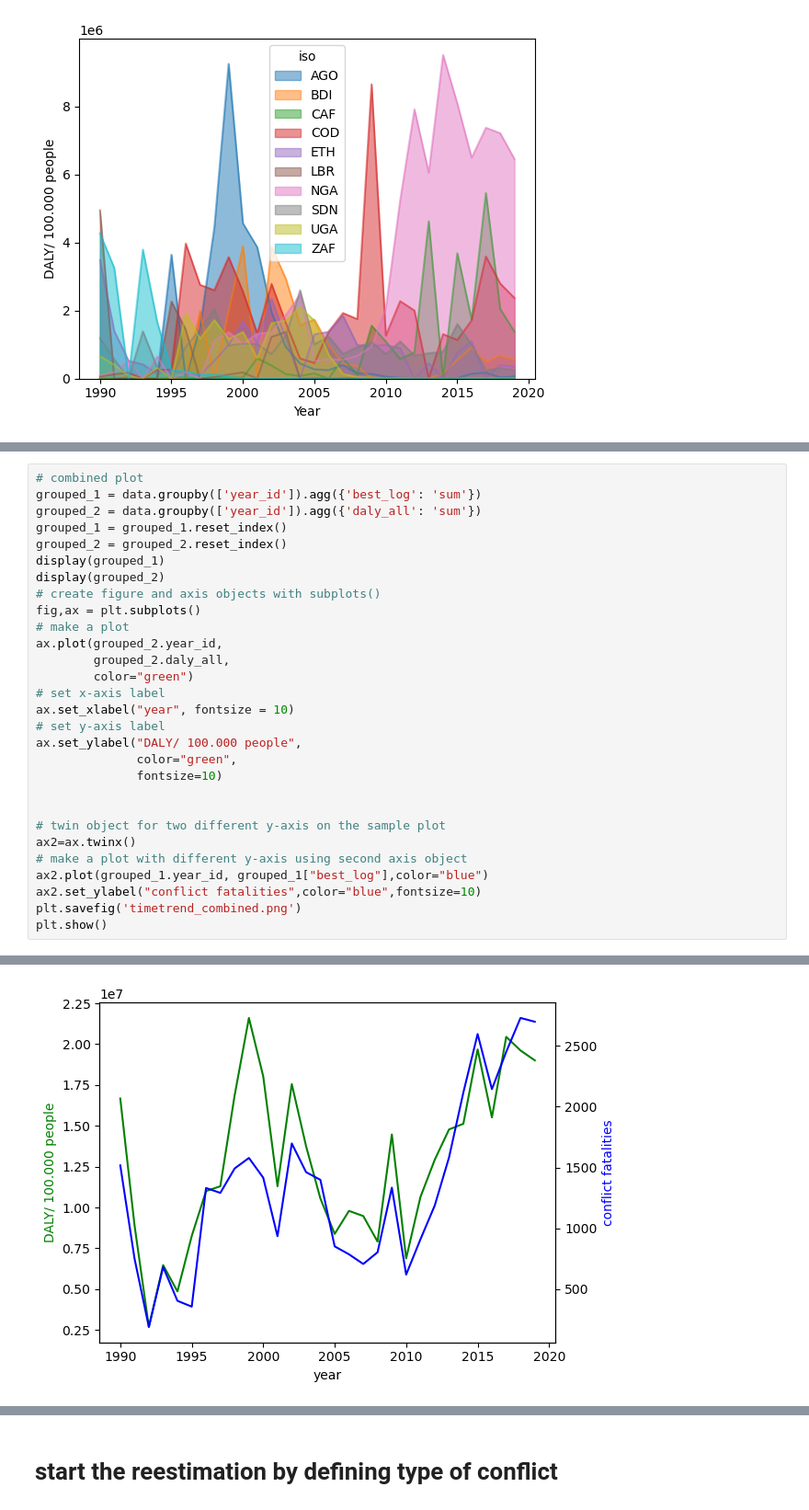
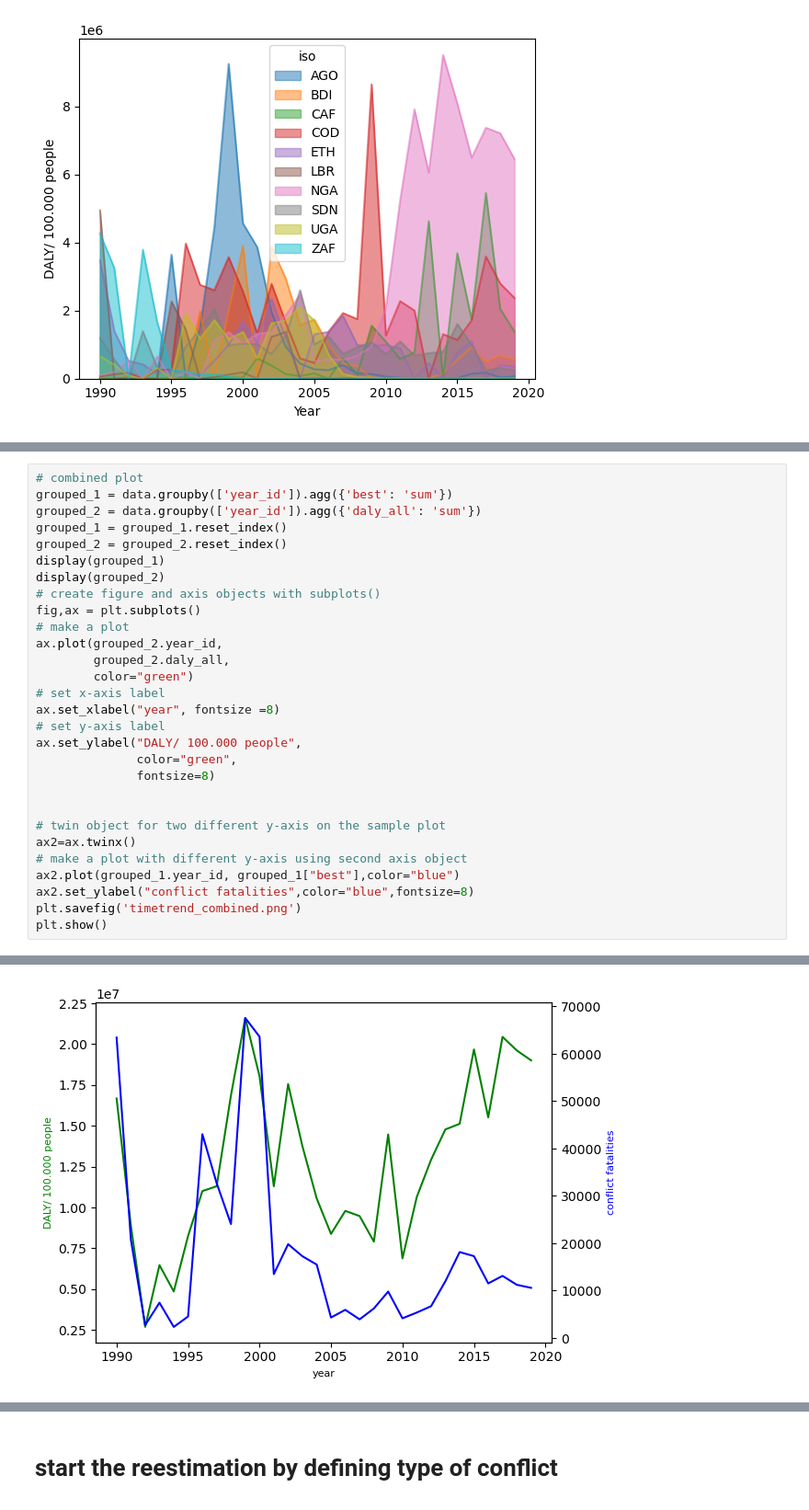
Before and after one commit to NatStrom/Thesis, a Jupyter notebook: thesis_redo/Reestimation.ipynb, the cells around one changed output, grey strips where cells are left out. Shown at 92% size. Saved outputs shown, nothing was run; the diff lists cells and outputs as text.

```diff
--- a/thesis_redo/Reestimation.ipynb
+++ b/thesis_redo/Reestimation.ipynb
@@ -149,6 +175,6 @@ plt.show()
 # %%
 # combined plot
-grouped_1 = data.groupby(['year_id']).agg({'best_log': 'sum'})
+grouped_1 = data.groupby(['year_id']).agg({'best': 'sum'})
 grouped_2 = data.groupby(['year_id']).agg({'daly_all': 'sum'})
 grouped_1 = grouped_1.reset_index()
 grouped_2 = grouped_2.reset_index()
@@ -161,18 +187,18 @@ ax.plot(grouped_2.year_id,
         grouped_2.daly_all,
         color="green")
 # set x-axis label
-ax.set_xlabel("year", fontsize = 10)
+ax.set_xlabel("year", fontsize =8)
 # set y-axis label
 ax.set_ylabel("DALY/ 100.000 people",
               color="green",
-              fontsize=10)
+              fontsize=8)
 
 
 # twin object for two different y-axis on the sample plot
 ax2=ax.twinx()
 # make a plot with different y-axis using second axis object
-ax2.plot(grouped_1.year_id, grouped_1["best_log"],color="blue")
-ax2.set_ylabel("conflict fatalities",color="blue",fontsize=10)
+ax2.plot(grouped_1.year_id, grouped_1["best"],color="blue")
+ax2.set_ylabel("conflict fatalities",color="blue",fontsize=8)
 plt.savefig('timetrend_combined.png')
 plt.show()
 # %% [output]
@@ -196,18 +222,18 @@ plt.show()
 |  | year_id | daly_all |
 | 0 | 1990 | 16675926.0 |
 | 1 | 1991 | 8894506.0 |
 | 2 | 1992 | 2688681.0 |
 | 3 | 1993 | 6472898.0 |
 | 4 | 1994 | 4859987.0 |
 | 5 | 1995 | 8254991.0 |
 | 6 | 1996 | 11004788.0 |
 | 7 | 1997 | 11301937.0 |
 | 8 | 1998 | 16863246.0 |
 | 9 | 1999 | 21607267.0 |
 | ... | ... | ... |
 | 25 | 2015 | 19678954.0 |
 | 26 | 2016 | 15516714.0 |
 | 27 | 2017 | 20449977.0 |
 | 28 | 2018 | 19615039.0 |
 | 29 | 2019 | 19009235.0 |
-[figure, old version]
+[figure, new version]
```
Also changed, not shown: parts of 8 cells of this notebook.
